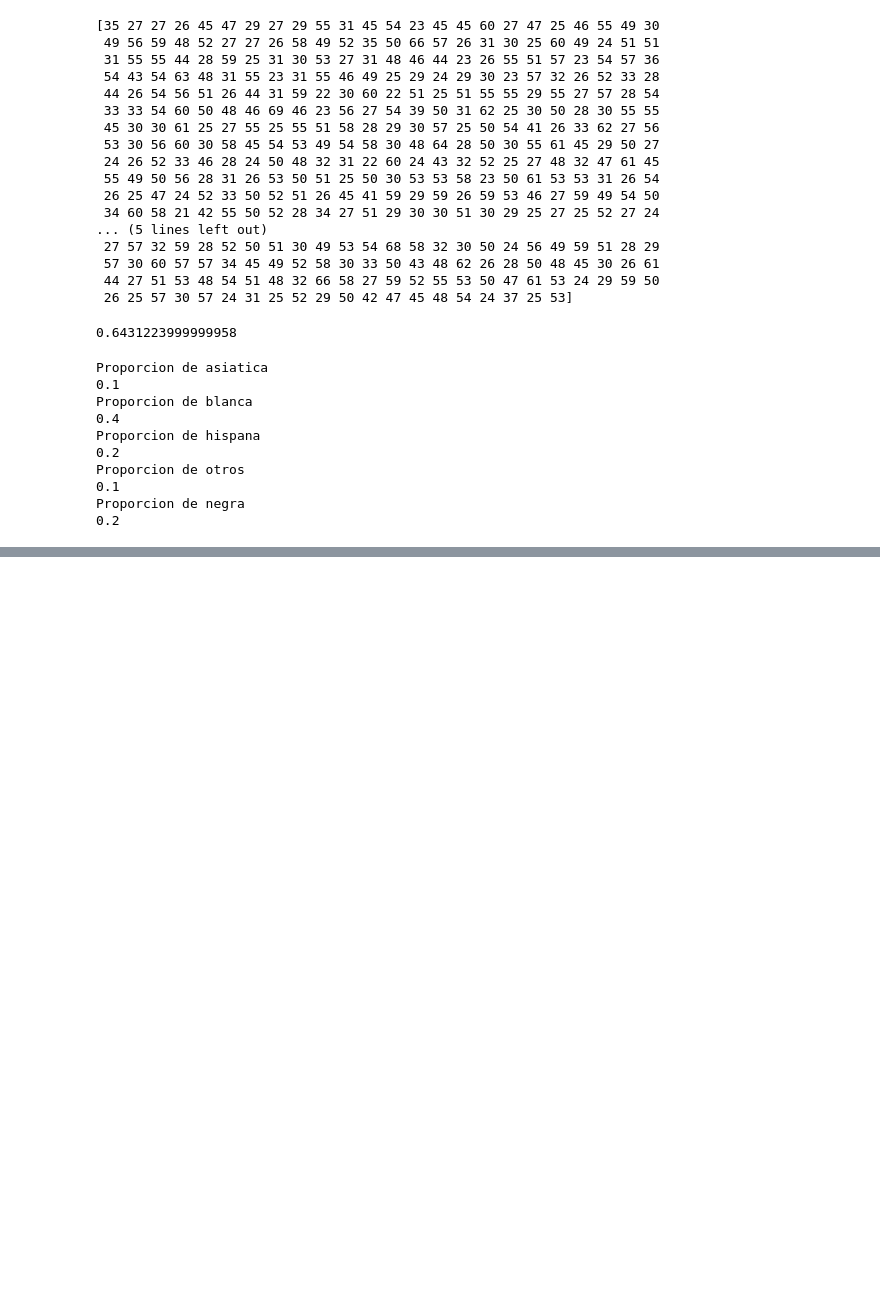
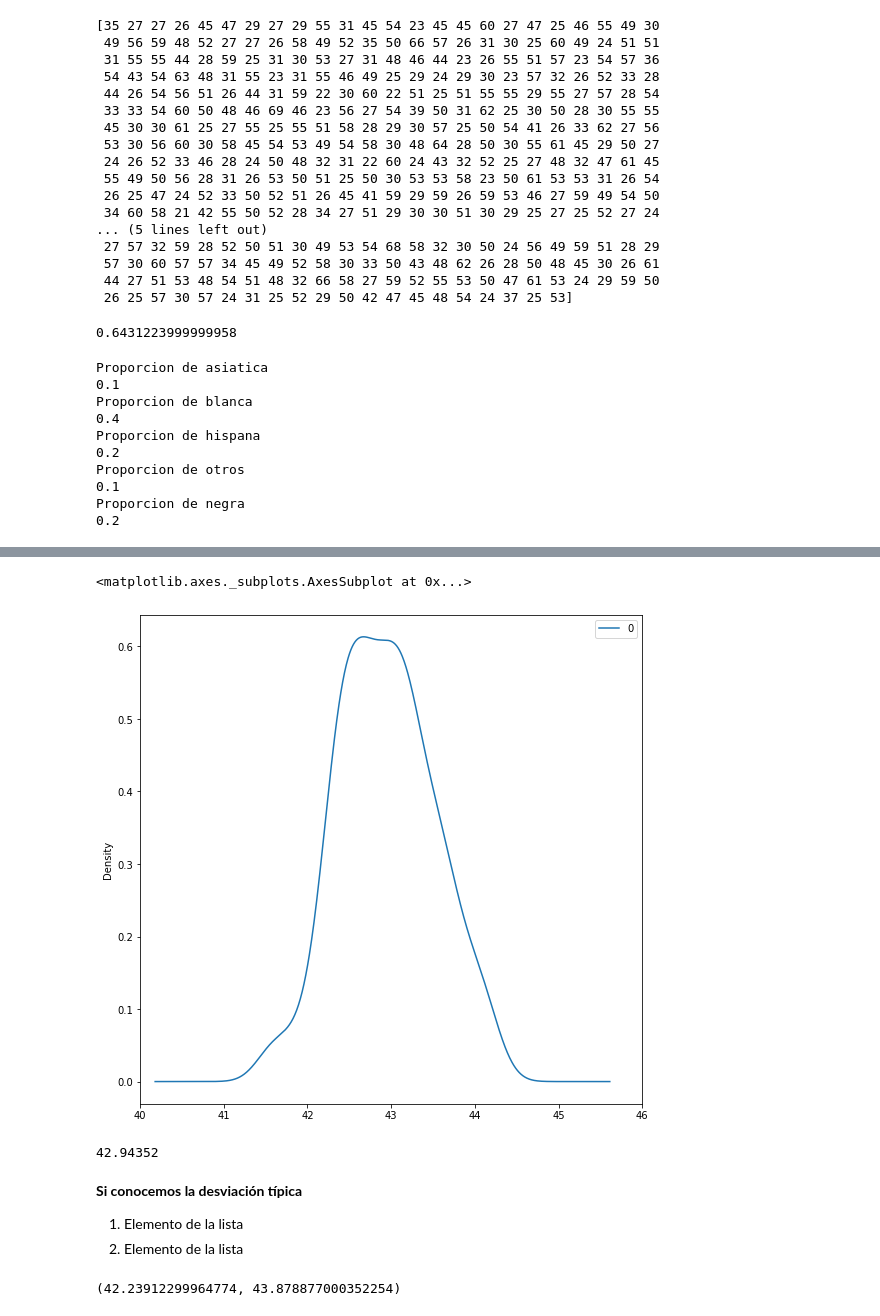
Before and after one commit to sergioarnold87/Practica_Sergio, a Jupyter notebook: Ejercicio_Intervalo_de_Confianza.ipynb, the cells around one changed output, grey strips where cells are left out. Saved outputs shown, nothing was run; the diff lists cells and outputs as text; code cells hidden in the pictures; blank space fills up the shorter version.

```diff
--- a/Ejercicio_Intervalo_de_Confianza.ipynb
+++ b/Ejercicio_Intervalo_de_Confianza.ipynb
@@ -81,0 +112,41 @@ Proporcion de negra
+# %%
+np.random.sample(1988)
+
+point_estimates = []
+
+for x in range(200):
+  sample = np.random.choice(population_ages, size = 500)
+  point_estimates.append(sample.mean())
+
+pd.DataFrame(point_estimates).plot(kind = "density", figsize = (9,9), xlim = (40, 46) )
+# %% [output]
+<matplotlib.axes._subplots.AxesSubplot at 0x...>
+[figure, added]
+# %%
+np.array(point_estimates).mean()
+# %% [output]
+42.94352
+# %% [markdown]
+**Si conocemos la desviación típica**
+
+1.   Elemento de la lista
+2.   Elemento de la lista
+# %%
+np.random.seed(10)
+
+n = 1000
+alpha = 0.05
+
+sample = np.random.choice(population_ages, size = n)
+sample_mean = sample.mean()
+
+z_critical = stats.norm.ppf(q = 1-alpha/2)
+
+sigma = population_ages.std()## sigma de la población
+
+sample_error = z_critical * sigma / math.sqrt(n)
+
+ci = (sample_mean - sample_error, sample_mean + sample_error)
+ci
+# %% [output]
+(42.23912299964774, 43.878877000352254)
```
Also changed, not shown: parts of 7 cells of this notebook.
